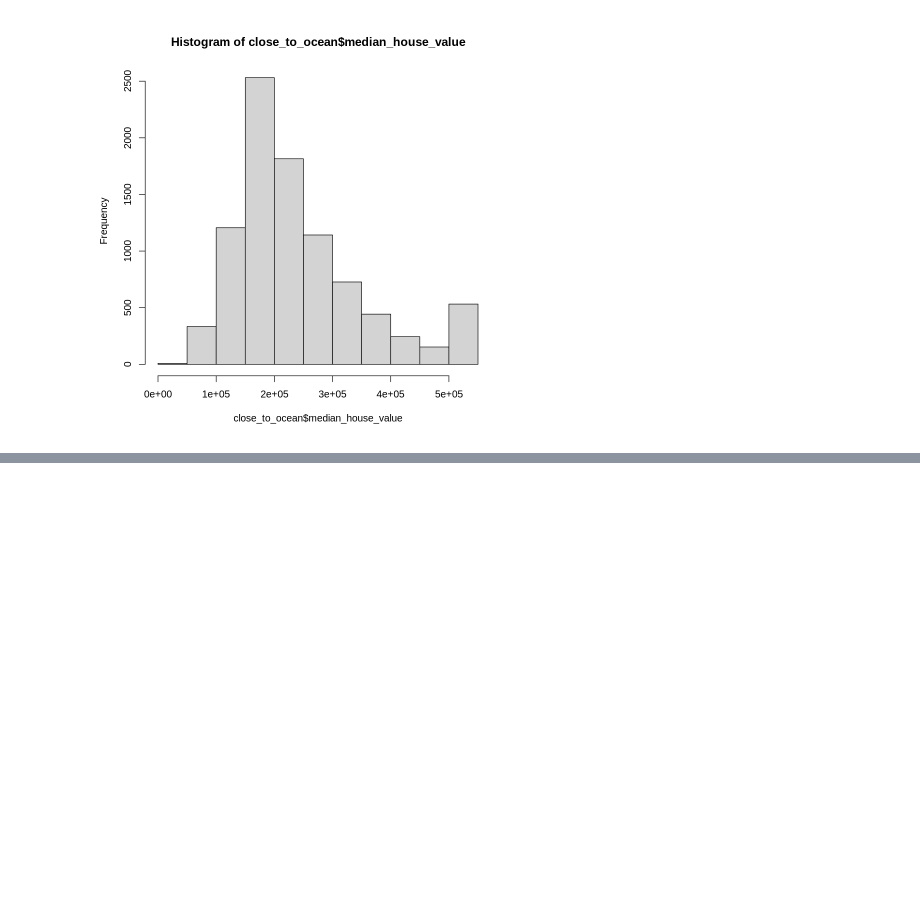
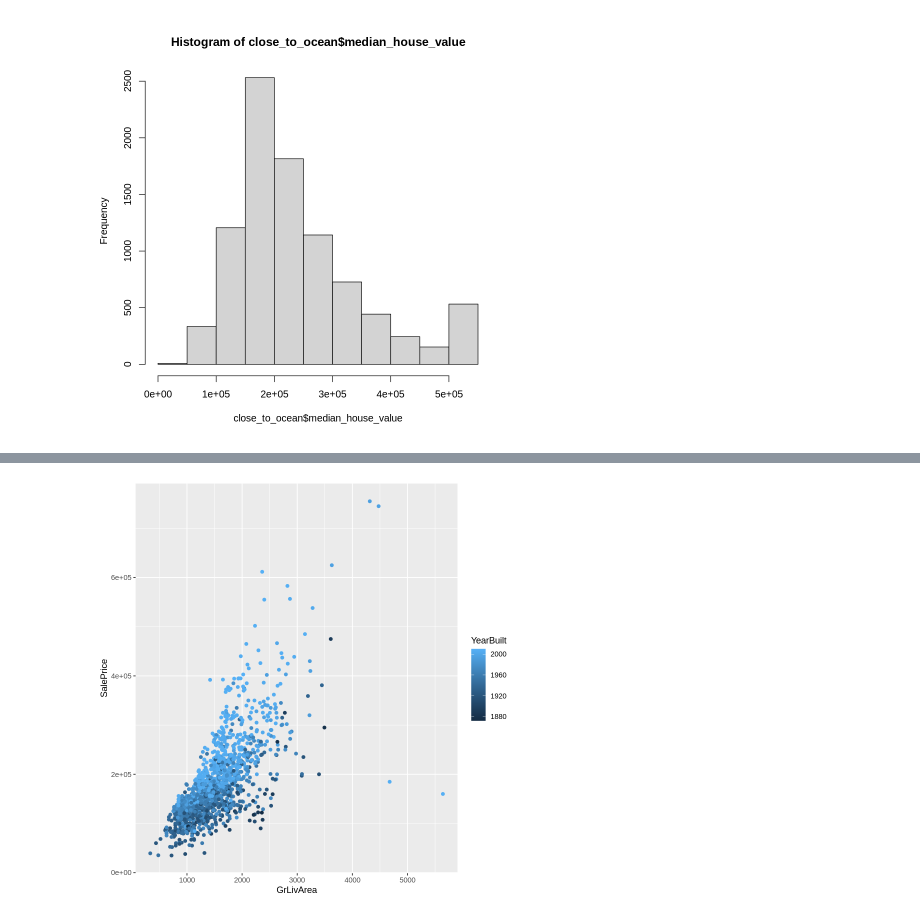
Before and after one commit to jerdavies/home-price-regression, a Jupyter notebook: marg_vs_divorce_viz.ipynb, the cells around one changed output, grey strips where cells are left out. Drawn from its saved outputs; the diff is of its cells as text; code cells hidden in the pictures; blank space fills up the shorter version.

```diff
--- a/marg_vs_divorce_viz.ipynb
+++ b/marg_vs_divorce_viz.ipynb
@@ -82,0 +152,5 @@ attr(,"class")
+# %%
+exterior_plot<- ggplot(data, aes(x=GrLivArea , y=SalePrice, color= YearBuilt) ) + geom_point()
+exterior_plot
+# %% [output]
+[figure, added]
```
Also changed, not shown: parts of 9 cells of this notebook.
